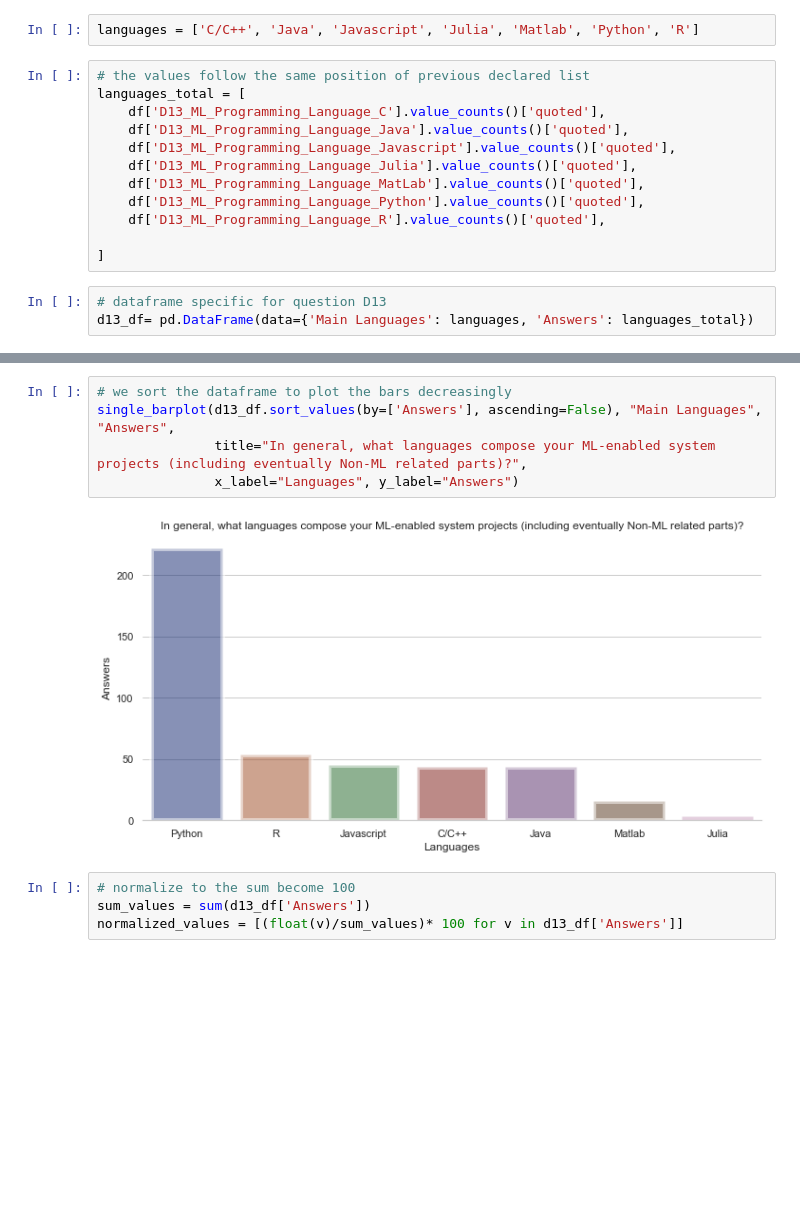
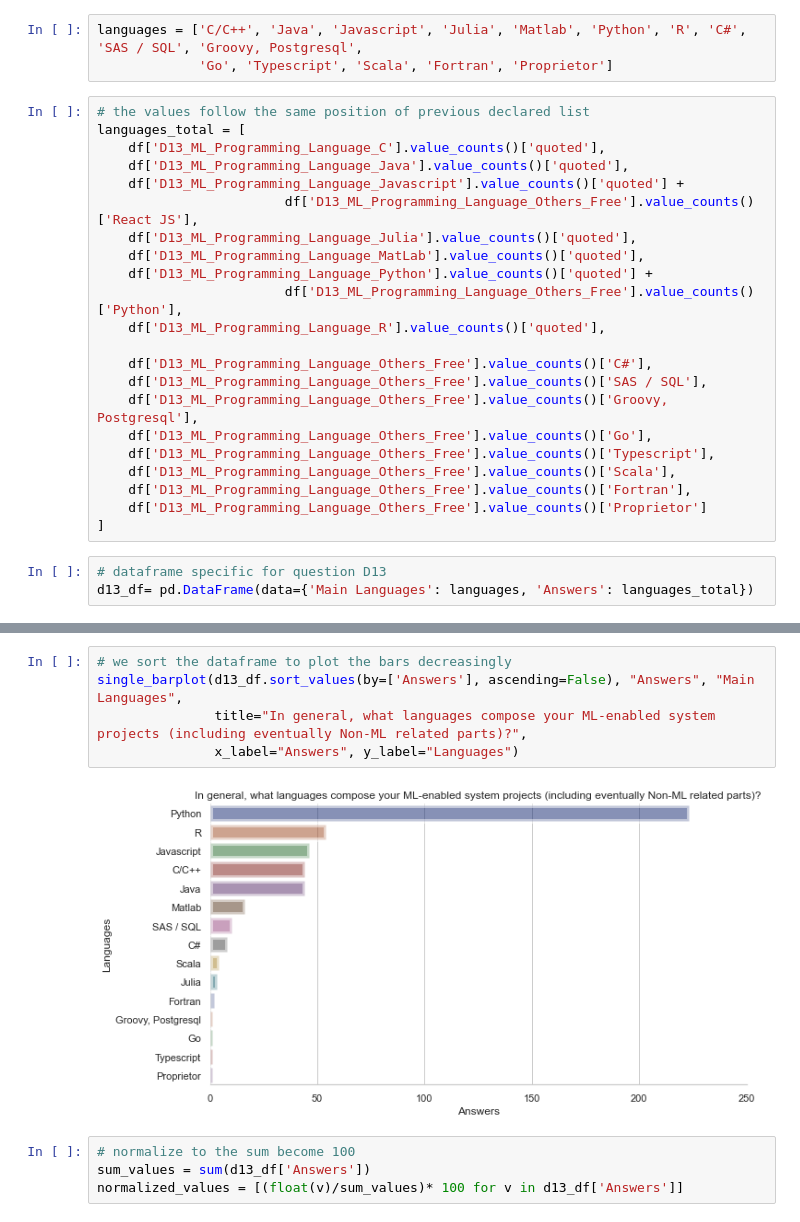
Before and after one commit to Software-Science-Lab-PUC-Rio/napiml-analysis, a Jupyter notebook: Análises/D13.ipynb, the cells around one changed output, grey strips where cells are left out. Cells and saved outputs as stored; diff of their text form; blank space fills up the shorter version.

```diff
--- a/Análises/D13.ipynb
+++ b/Análises/D13.ipynb
@@ -44,16 +77,27 @@ Total de Questões marcadas: 44
 # %%
-languages = ['C/C++', 'Java', 'Javascript', 'Julia', 'Matlab', 'Python', 'R']
+languages = ['C/C++', 'Java', 'Javascript', 'Julia', 'Matlab', 'Python', 'R', 'C#', 'SAS / SQL', 'Groovy, Postgresql',
+             'Go', 'Typescript', 'Scala', 'Fortran', 'Proprietor']
 # %%
 # the values follow the same position of previous declared list
 languages_total = [
     df['D13_ML_Programming_Language_C'].value_counts()['quoted'],
     df['D13_ML_Programming_Language_Java'].value_counts()['quoted'],
-    df['D13_ML_Programming_Language_Javascript'].value_counts()['quoted'],
+    df['D13_ML_Programming_Language_Javascript'].value_counts()['quoted'] +
+                        df['D13_ML_Programming_Language_Others_Free'].value_counts()['React JS'],
     df['D13_ML_Programming_Language_Julia'].value_counts()['quoted'],
     df['D13_ML_Programming_Language_MatLab'].value_counts()['quoted'],
-    df['D13_ML_Programming_Language_Python'].value_counts()['quoted'],
+    df['D13_ML_Programming_Language_Python'].value_counts()['quoted'] +
+                        df['D13_ML_Programming_Language_Others_Free'].value_counts()['Python'],
     df['D13_ML_Programming_Language_R'].value_counts()['quoted'],
 
+    df['D13_ML_Programming_Language_Others_Free'].value_counts()['C#'],
+    df['D13_ML_Programming_Language_Others_Free'].value_counts()['SAS / SQL'],
+    df['D13_ML_Programming_Language_Others_Free'].value_counts()['Groovy, Postgresql'],
+    df['D13_ML_Programming_Language_Others_Free'].value_counts()['Go'],
+    df['D13_ML_Programming_Language_Others_Free'].value_counts()['Typescript'],
+    df['D13_ML_Programming_Language_Others_Free'].value_counts()['Scala'],
+    df['D13_ML_Programming_Language_Others_Free'].value_counts()['Fortran'],
+    df['D13_ML_Programming_Language_Others_Free'].value_counts()['Proprietor']
 ]
 # %%
 # dataframe specific for question D13
@@ -72,10 +124,10 @@ d13_df
 # %%
 # we sort the dataframe to plot the bars decreasingly
-single_barplot(d13_df.sort_values(by=['Answers'], ascending=False), "Main Languages", "Answers",
+single_barplot(d13_df.sort_values(by=['Answers'], ascending=False), "Answers", "Main Languages",
                title="In general, what languages compose your ML-enabled system projects (including eventually Non-ML related parts)?",
-               x_label="Languages", y_label="Answers")
+               x_label="Answers", y_label="Languages")
 # %% [output]
-[figure, old version]
+[figure, new version]
 # %%
 # normalize to the sum become 100
 sum_values = sum(d13_df['Answers'])
```
Also changed, not shown: parts of 8 cells of this notebook.
